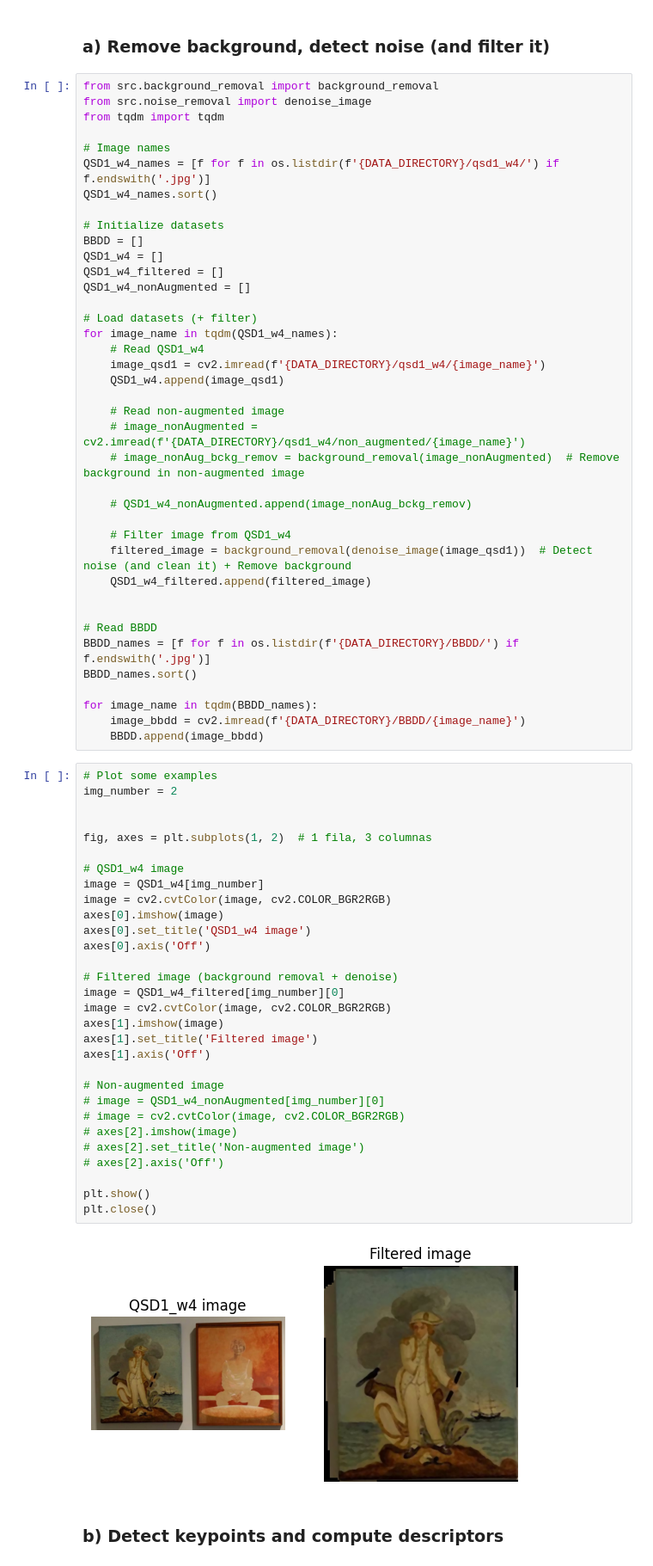
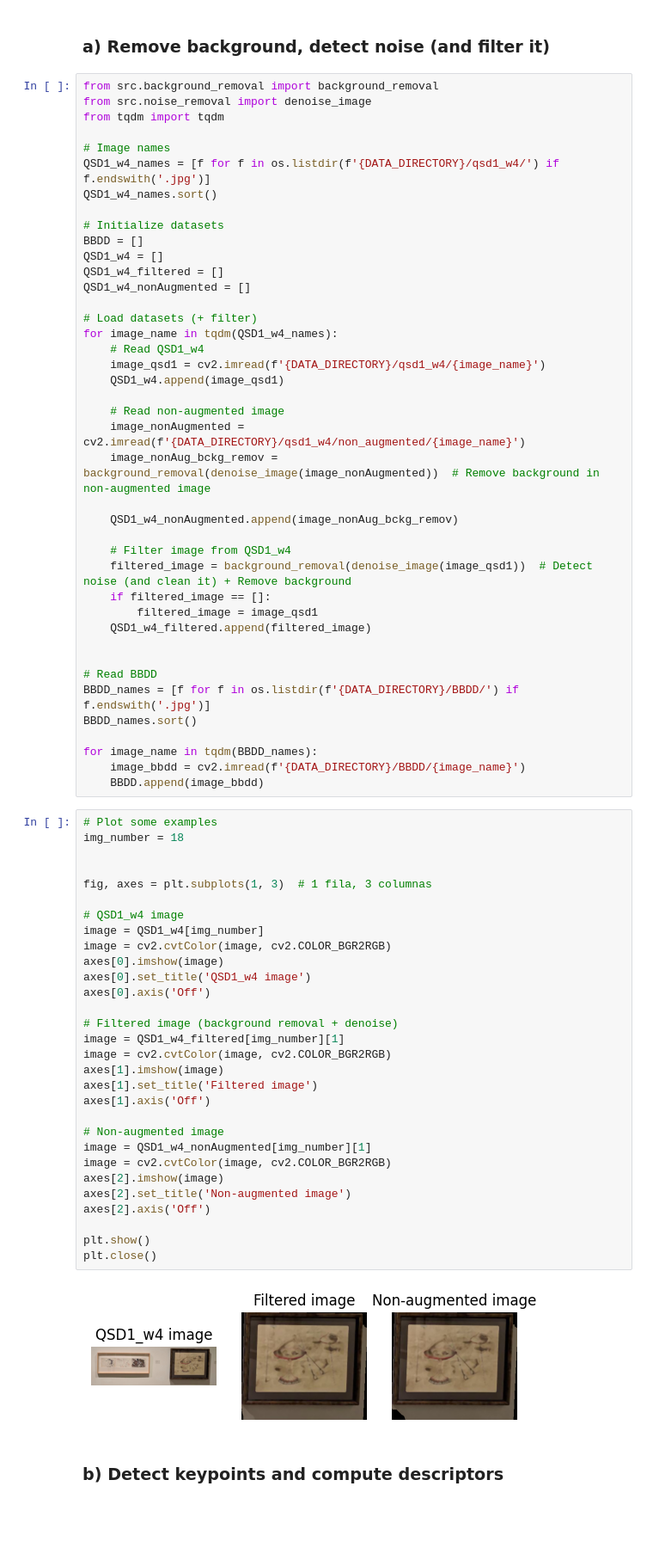
Before and after one commit to MCV-2024-C1-Project/Team5, a Jupyter notebook: week4/week4.ipynb, the cells around one changed output. Shown at 86% size. Drawn from its saved outputs; the diff is of its cells as text; blank space fills up the shorter version.

```diff
--- a/week4/week4.ipynb
+++ b/week4/week4.ipynb
@@ -47,13 +47,15 @@ for image_name in tqdm(QSD1_w4_names):
     QSD1_w4.append(image_qsd1)
 
     # Read non-augmented image
-    # image_nonAugmented = cv2.imread(f'{DATA_DIRECTORY}/qsd1_w4/non_augmented/{image_name}')
-    # image_nonAug_bckg_remov = background_removal(image_nonAugmented)  # Remove background in non-augmented image
+    image_nonAugmented = cv2.imread(f'{DATA_DIRECTORY}/qsd1_w4/non_augmented/{image_name}')
+    image_nonAug_bckg_remov = background_removal(denoise_image(image_nonAugmented))  # Remove background in non-augmented image
 
-    # QSD1_w4_nonAugmented.append(image_nonAug_bckg_remov)
+    QSD1_w4_nonAugmented.append(image_nonAug_bckg_remov)
 
     # Filter image from QSD1_w4
     filtered_image = background_removal(denoise_image(image_qsd1))  # Detect noise (and clean it) + Remove background
+    if filtered_image == []:
+        filtered_image = image_qsd1
     QSD1_w4_filtered.append(filtered_image)
 
 
@@ -66,36 +68,36 @@ for image_name in tqdm(BBDD_names):
     BBDD.append(image_bbdd)
 # %%
 # Plot some examples
-img_number = 2
+img_number = 18
 
 
-fig, axes = plt.subplots(1, 2)  # 1 fila, 3 columnas
+fig, axes = plt.subplots(1, 3)  # 1 fila, 3 columnas
 
 # QSD1_w4 image
 image = QSD1_w4[img_number]
 image = cv2.cvtColor(image, cv2.COLOR_BGR2RGB)
 axes[0].imshow(image)
 axes[0].set_title('QSD1_w4 image')
 axes[0].axis('Off')
 
 # Filtered image (background removal + denoise)
-image = QSD1_w4_filtered[img_number][0]
+image = QSD1_w4_filtered[img_number][1]
 image = cv2.cvtColor(image, cv2.COLOR_BGR2RGB)
 axes[1].imshow(image)
 axes[1].set_title('Filtered image')
 axes[1].axis('Off')
 
 # Non-augmented image
-# image = QSD1_w4_nonAugmented[img_number][0]
-# image = cv2.cvtColor(image, cv2.COLOR_BGR2RGB)
-# axes[2].imshow(image)
-# axes[2].set_title('Non-augmented image')
-# axes[2].axis('Off')
+image = QSD1_w4_nonAugmented[img_number][1]
+image = cv2.cvtColor(image, cv2.COLOR_BGR2RGB)
+axes[2].imshow(image)
+axes[2].set_title('Non-augmented image')
+axes[2].axis('Off')
 
 plt.show()
 plt.close()
 # %% [output]
-[figure, old version]
+[figure, new version]
 # %% [markdown]
 ### b) Detect keypoints and compute descriptors
 # %%
```
Also changed, not shown: parts of 12 cells of this notebook.
